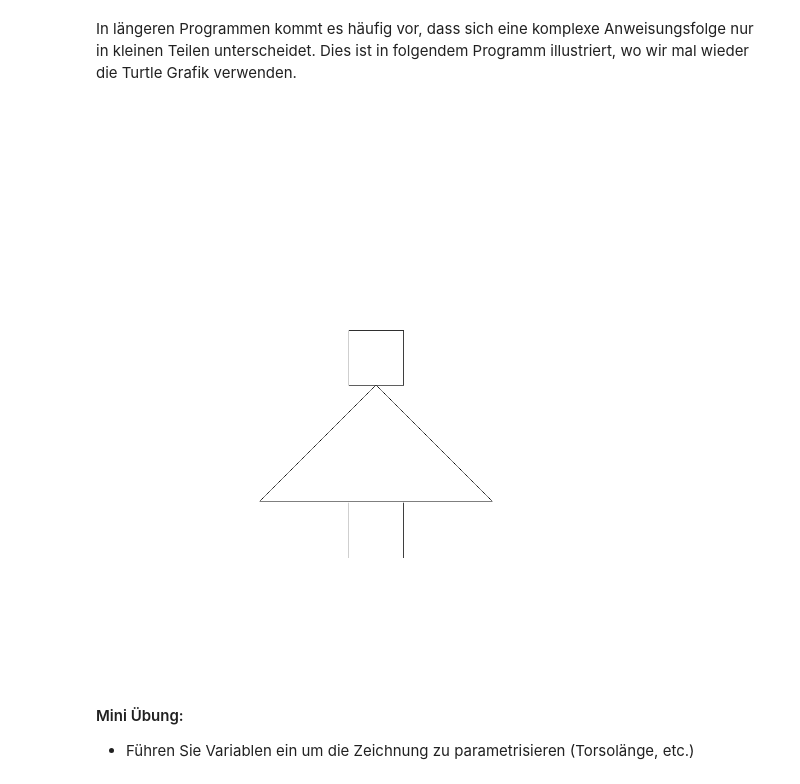
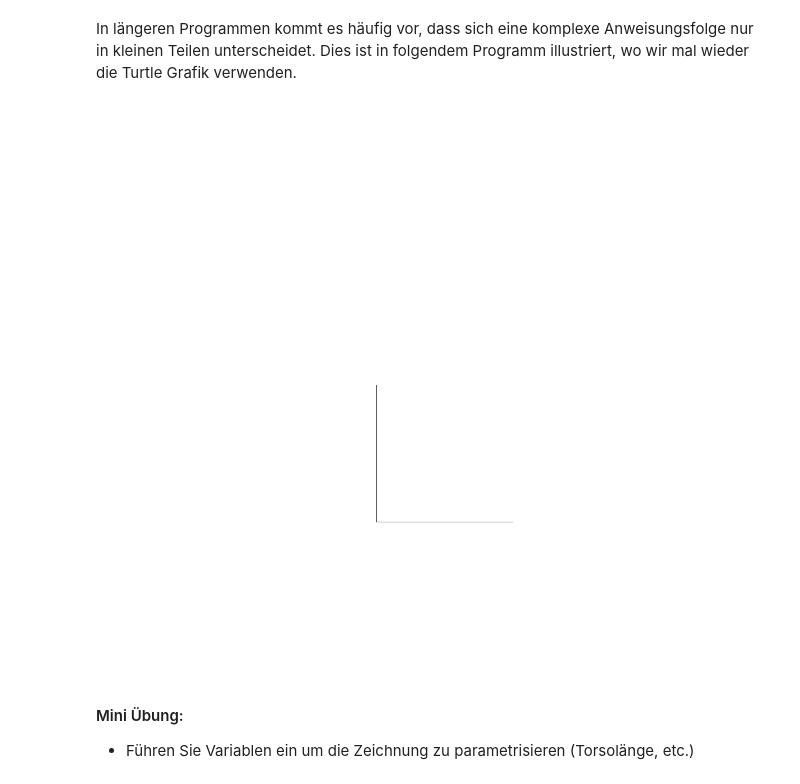
Before and after one commit to unibas-marcelluethi/gdp, a Jupyter notebook: notebooks/EinfacheProgramme.ipynb, the cells around one changed output. Drawn from its saved outputs; the diff is of its cells as text; code cells hidden in the pictures.

```diff
--- a/notebooks/EinfacheProgramme.ipynb
+++ b/notebooks/EinfacheProgramme.ipynb
@@ -143,66 +140,0 @@ boolean woman = true;
-# %%
-Turtle t = new Turtle();
-
-// head
-t.home();
-t.turnRight(90);
-t.backward(10);
-t.penDown();
-t.turnLeft(90);
-
-t.forward(20);
-t.turnRight(90);
-t.forward(20);
-t.turnRight(90);
-t.forward(20);
-t.turnRight(90);
-t.forward(20);
-t.toImage();
-
-// torso
-if (woman) {
-    t.home();
-    t.turnRight(135);
-    t.forward(60);
-    t.turnRight(135);
-    t.forward(85);
-    t.turnRight(135);
-    t.forward(60);
-} else { // boy
-
-    t.home();
-    t.turnRight(90);
-    t.forward(30);
-    t.turnRight(90);
-    t.forward(43);
-    t.turnRight(90);
-    t.forward(60);
-    t.turnRight(90);
-    t.forward(43);
-    t.turnRight(90);
-    t.forward(30);
-}
-
-// legs
-t.home();
-t.penUp();
-t.turnRight(180);
-t.forward(43);
-t.turnRight(90);
-t.forward(10);
-t.penDown();
-t.turnLeft(90);
-t.forward(20);
-t.penUp();
-t.turnRight(180);
-t.forward(20);
-t.turnRight(90);
-t.forward(20);
-t.penDown();
-t.turnRight(90);
-t.forward(20);
-
-
-t.toImage();
-# %% [output]
-[figure, removed]
@@ -209,3 +144,17 @@ t.toImage();
+# %%
+Turtle t = new Turtle();
+
+// head
+t.home();
+t.penDown();
+t.backward(50);
+t.turnRight(90);
+t.forward(50);
+
+
+t.toImage();
+# %% [output]
+[figure, added]
 # %% [markdown]
 #### Mini Übung:
 
```
Also changed, not shown: parts of 2 cells of this notebook.
